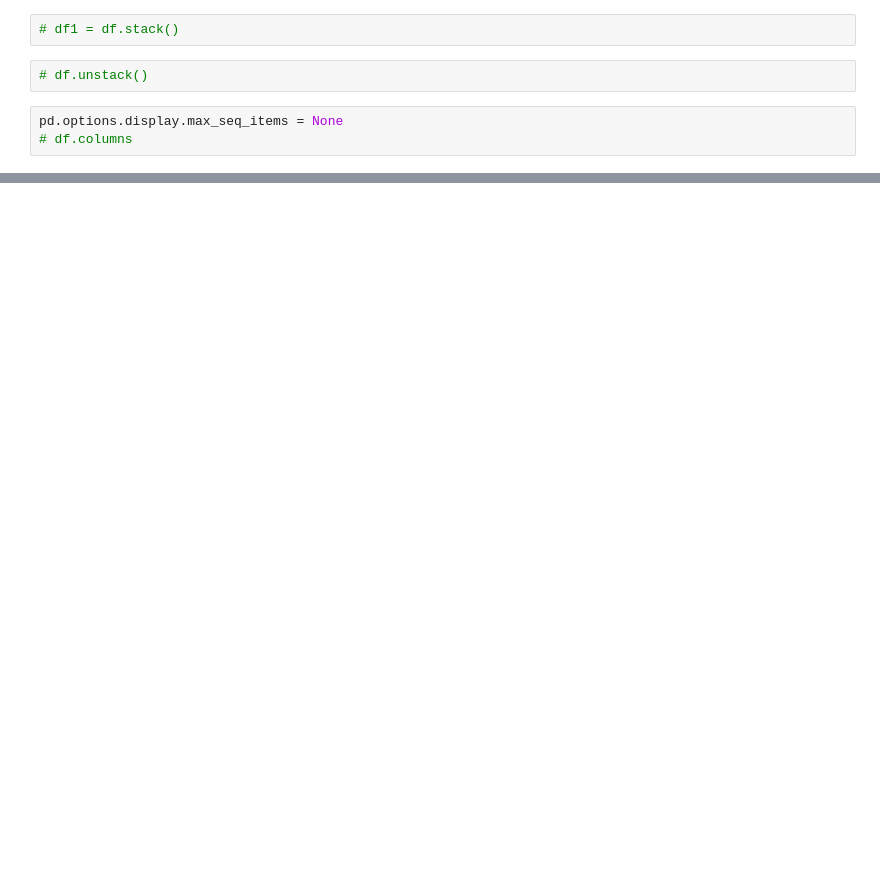
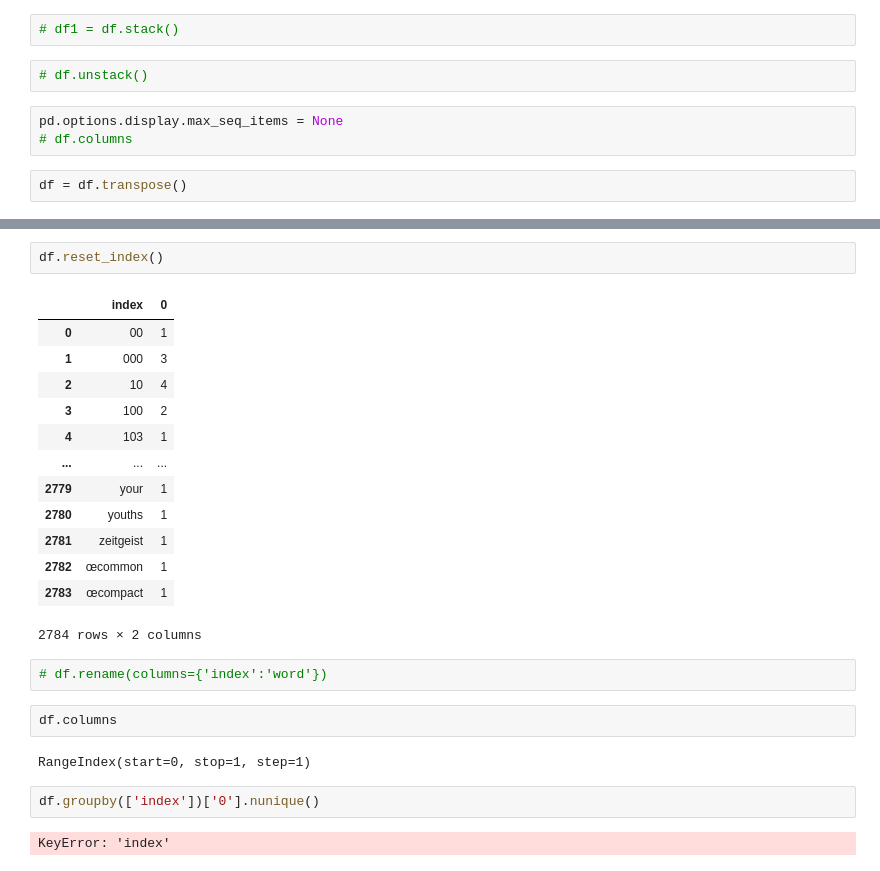
Before and after one commit to MarcBernstein0/raizel-practice-questions, a Jupyter notebook: notebook/Rafi_NLP.ipynb, the cells around one changed output, grey strips where cells are left out. Cells and saved outputs as stored; diff of their text form; blank space fills up the shorter version.

Commit message:
transpose is what I was looking for

```diff
--- a/notebook/Rafi_NLP.ipynb
+++ b/notebook/Rafi_NLP.ipynb
@@ -131,3 +143,5 @@ Index(['00', '000', '10', '100', '103', '104', '106', '107', '109', '11',
 # %%
 pd.options.display.max_seq_items = None
 # df.columns
+# %%
+df = df.transpose()
@@ -133,0 +157,26 @@ pd.options.display.max_seq_items = None
+# %%
+df.reset_index()
+# %% [output]
+|  | index | 0 |
+| 0 | 00 | 1 |
+| 1 | 000 | 3 |
+| 2 | 10 | 4 |
+| 3 | 100 | 2 |
+| 4 | 103 | 1 |
+| ... | ... | ... |
+| 2779 | your | 1 |
+| 2780 | youths | 1 |
+| 2781 | zeitgeist | 1 |
+| 2782 | œcommon | 1 |
+| 2783 | œcompact | 1 |
+2784 rows × 2 columns
+# %%
+# df.rename(columns={'index':'word'})
+# %%
+df.columns
+# %% [output]
+RangeIndex(start=0, stop=1, step=1)
+# %%
+df.groupby(['index'])['0'].nunique()
+# %% [output]
+KeyError: 'index'
```
Also changed, not shown: parts of 2 cells of this notebook.
